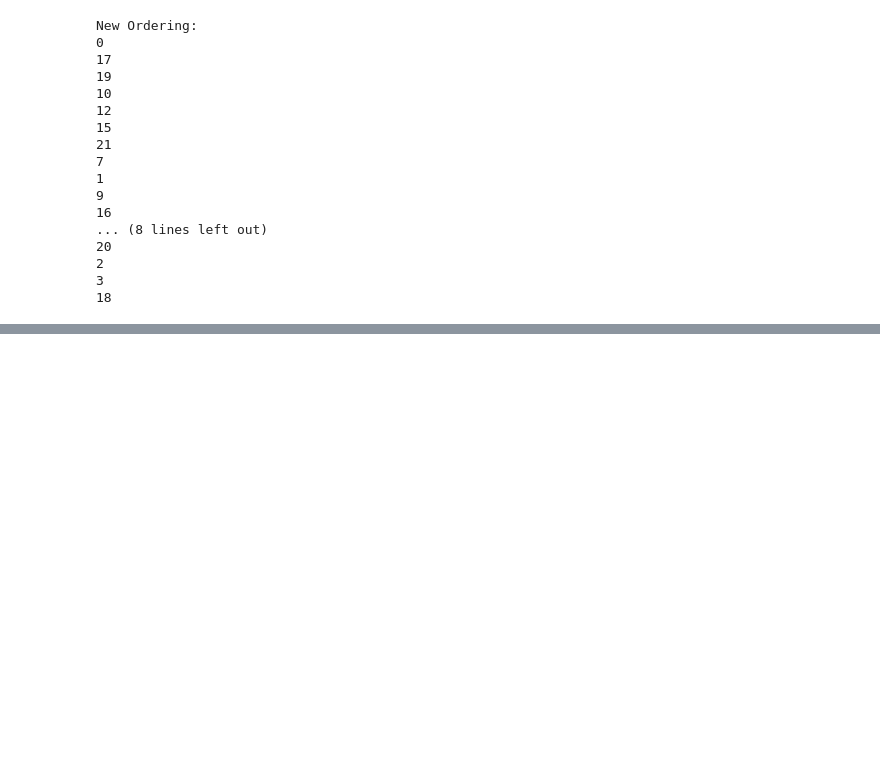
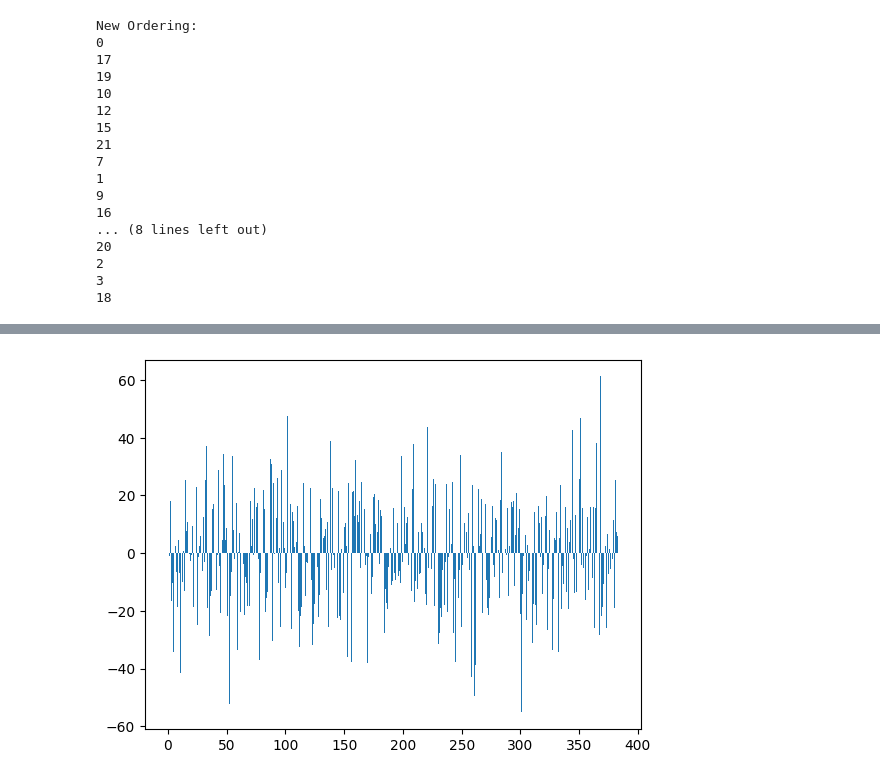
Before and after one commit to Azamat0315277/llm-research, a Jupyter notebook: retrieval-with-Chroma/retrieval-with-Chroma.ipynb, the cells around one changed output, grey strips where cells are left out. Saved outputs shown, nothing was run; the diff lists cells and outputs as text; code cells hidden in the pictures; blank space fills up the shorter version.

```diff
--- a/retrieval-with-Chroma/retrieval-with-Chroma.ipynb
+++ b/retrieval-with-Chroma/retrieval-with-Chroma.ipynb
@@ -657,0 +782,2 @@ New Ordering:
+# %%
+dataset = torch.utils.data.TensorDataset(adapter_doc_embeddings, adapter_query_embeddings, adapter_labels)
@@ -657,0 +786,25 @@ New Ordering:
+# %%
+def model(query_embedding, document_embedding, adaptor_matrix):
+    updated_query_embedding = torch.matmul(adaptor_matrix, query_embedding)
+    return torch.cosine_similarity(updated_query_embedding, document_embedding, dim=0)
+
+def mse_loss(query_embeddings, document_embedding, adaptor_matrix, label):
+    return torch.nn.MSELoss()(model(query_embedding, document_embedding, adaptor_matrix), label)
+
+mat_size = len(adapter_query_embeddings[0])
+adapter_matrix = torch.randn(mat_size, mat_size, requires_grad=True)
+# %%
+min_loss = float('inf')
+best_matrix = None
+
+for epoch in tqdm(range(100)):
+    for query_embedding, document_embedding, label in dataset:
+        loss = mse_loss(query_embedding, document_embedding, adapter_matrix, label)
+        if loss < min_loss:
+            min_loss = loss
+            best_matrix = adapter_matrix.clone().detach().numpy()
+
+            loss.backward()
+            with torch.no_grad():
+                adapter_matrix -= 0.01 * adapter_matrix.grad
+                adapter_matrix.grad.zero_()
@@ -657,0 +815,9 @@ New Ordering:
+# %%
+test_vector = torch.ones((mat_size, 1))
+scaled_vector = np.matmul(best_matrix, test_vector).numpy()
+# %%
+import matplotlib.pyplot as plt
+plt.bar(range(len(scaled_vector)), scaled_vector.flatten())
+plt.show()
+# %% [output]
+[figure, added]
```
Also changed, not shown: parts of 19 cells of this notebook.
